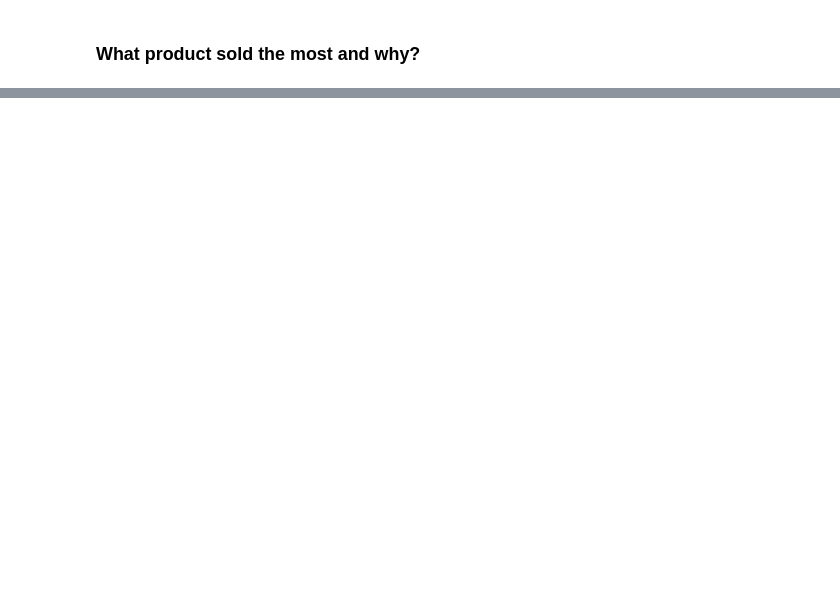
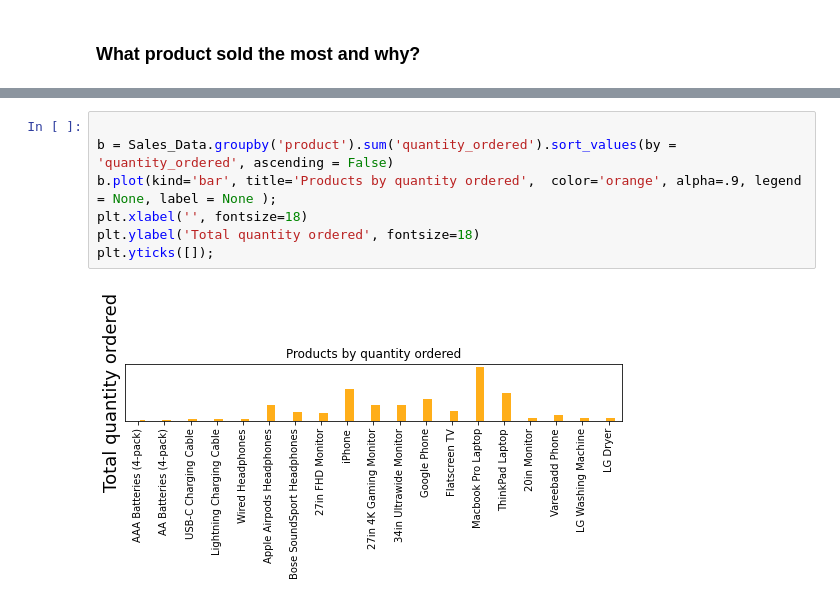
Before and after one commit to Nkem-Nwatu/Business-Analytics, a Jupyter notebook: Analytics.ipynb, the cells around one changed output, grey strips where cells are left out. Saved outputs shown, nothing was run; the diff lists cells and outputs as text; blank space fills up the shorter version.

```diff
--- a/Analytics.ipynb
+++ b/Analytics.ipynb
@@ -473,0 +672,9 @@ plt.ylabel('Sum of order_sales', fontsize=18);
+# %%
+
+b = Sales_Data.groupby('product').sum('quantity_ordered').sort_values(by = 'quantity_ordered', ascending = False)
+b.plot(kind='bar', title='Products by quantity ordered',  color='orange', alpha=.9, legend = None, label = None );
+plt.xlabel('', fontsize=18)
+plt.ylabel('Total quantity ordered', fontsize=18)
+plt.yticks([]);
+# %% [output]
+[figure, added]
```
Also changed, not shown: parts of 28 cells of this notebook.
